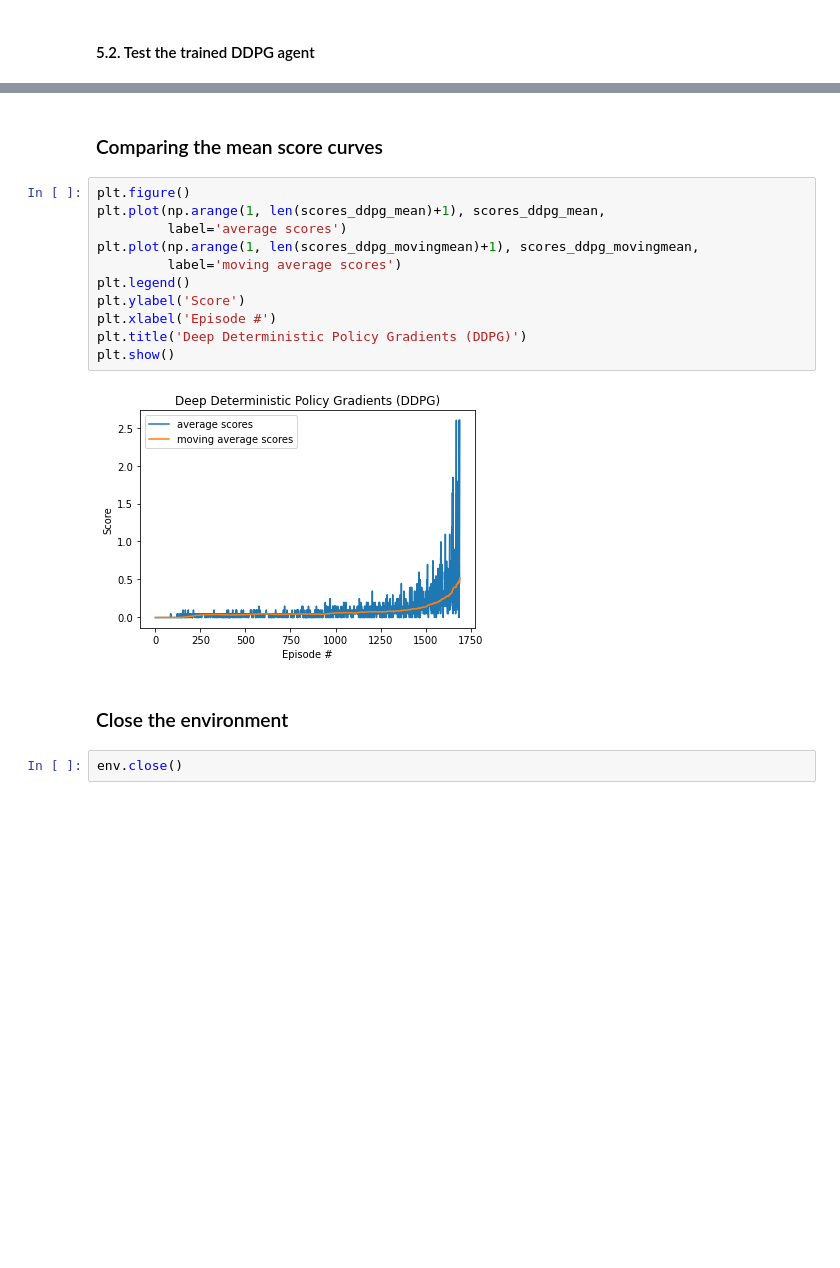
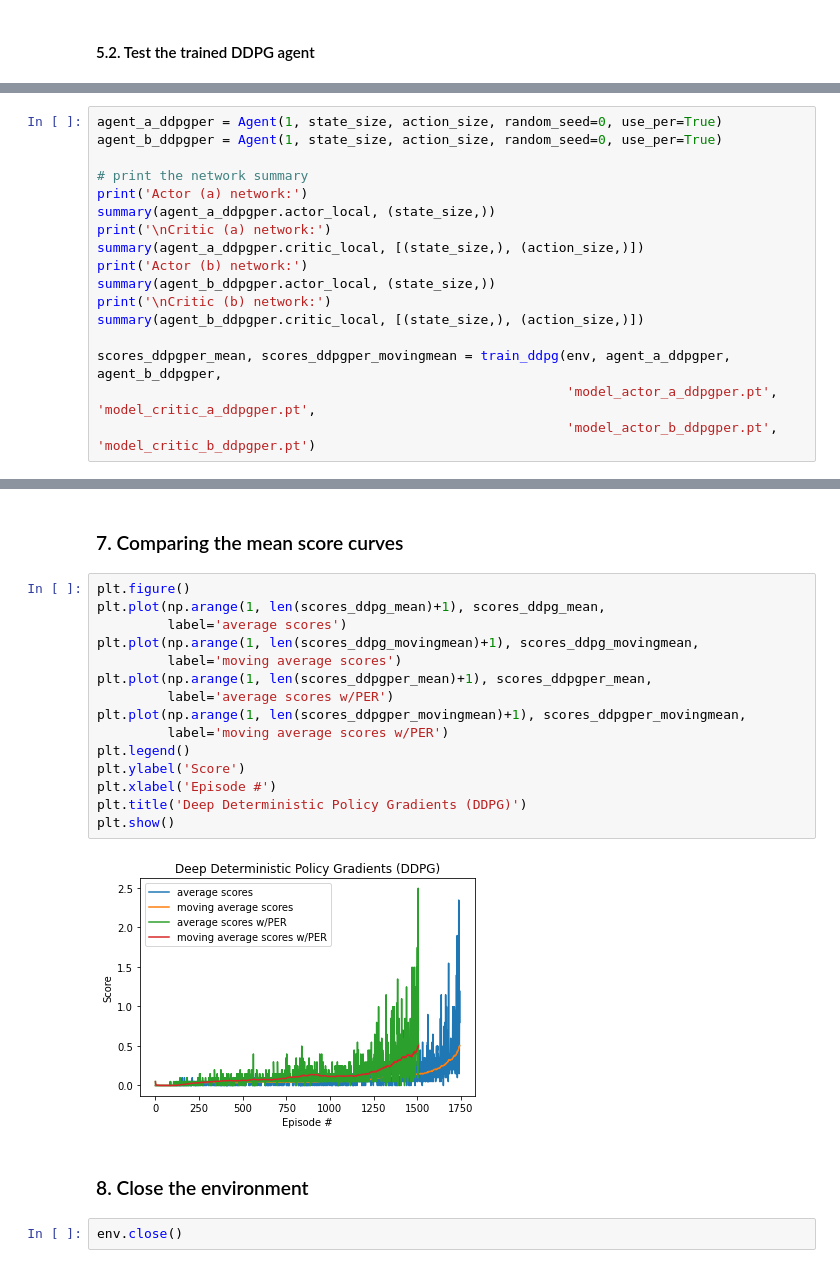
Before and after one commit to zhulingchen/deep-reinforcement-learning, a Jupyter notebook: p3_collab-compet/Tennis.ipynb, the cells around one changed output, grey strips where cells are left out. Drawn from its saved outputs; the diff is of its cells as text; blank space fills up the shorter version.

Commit message:
apply prioritized experience replay to DDPG

```diff
--- a/p3_collab-compet/Tennis.ipynb
+++ b/p3_collab-compet/Tennis.ipynb
@@ -344,0 +349,17 @@ Scores from episode 5: 0.145 (A score: 0.10, B score: 0.19)
+# %%
+agent_a_ddpgper = Agent(1, state_size, action_size, random_seed=0, use_per=True)
+agent_b_ddpgper = Agent(1, state_size, action_size, random_seed=0, use_per=True)
+
+# print the network summary
+print('Actor (a) network:')
+summary(agent_a_ddpgper.actor_local, (state_size,))
+print('\nCritic (a) network:')
+summary(agent_a_ddpgper.critic_local, [(state_size,), (action_size,)])
+print('Actor (b) network:')
+summary(agent_b_ddpgper.actor_local, (state_size,))
+print('\nCritic (b) network:')
+summary(agent_b_ddpgper.critic_local, [(state_size,), (action_size,)])
+
+scores_ddpgper_mean, scores_ddpgper_movingmean = train_ddpg(env, agent_a_ddpgper, agent_b_ddpgper,
+                                                            'model_actor_a_ddpgper.pt', 'model_critic_a_ddpgper.pt',
+                                                            'model_actor_b_ddpgper.pt', 'model_critic_b_ddpgper.pt')
@@ -345,19 +421,23 @@ Scores from episode 5: 0.145 (A score: 0.10, B score: 0.19)
 # %% [markdown]
-### Comparing the mean score curves
+### 7. Comparing the mean score curves
 # %%
 plt.figure()
 plt.plot(np.arange(1, len(scores_ddpg_mean)+1), scores_ddpg_mean,
          label='average scores')
 plt.plot(np.arange(1, len(scores_ddpg_movingmean)+1), scores_ddpg_movingmean,
          label='moving average scores')
+plt.plot(np.arange(1, len(scores_ddpgper_mean)+1), scores_ddpgper_mean,
+         label='average scores w/PER')
+plt.plot(np.arange(1, len(scores_ddpgper_movingmean)+1), scores_ddpgper_movingmean,
+         label='moving average scores w/PER')
 plt.legend()
 plt.ylabel('Score')
 plt.xlabel('Episode #')
 plt.title('Deep Deterministic Policy Gradients (DDPG)')
 plt.show()
 # %% [output]
-[figure, old version]
+[figure, new version]
 # %% [markdown]
-### Close the environment
+### 8. Close the environment
 # %%
 env.close()
```
Also changed, not shown: parts of 9 cells of this notebook, 11 other files.
